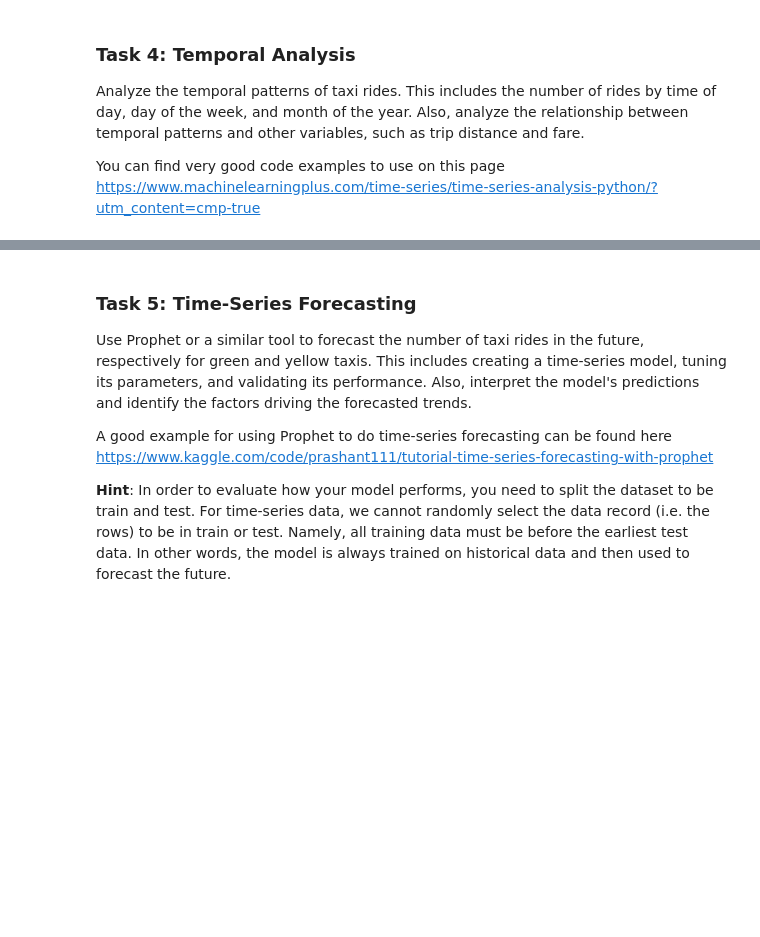
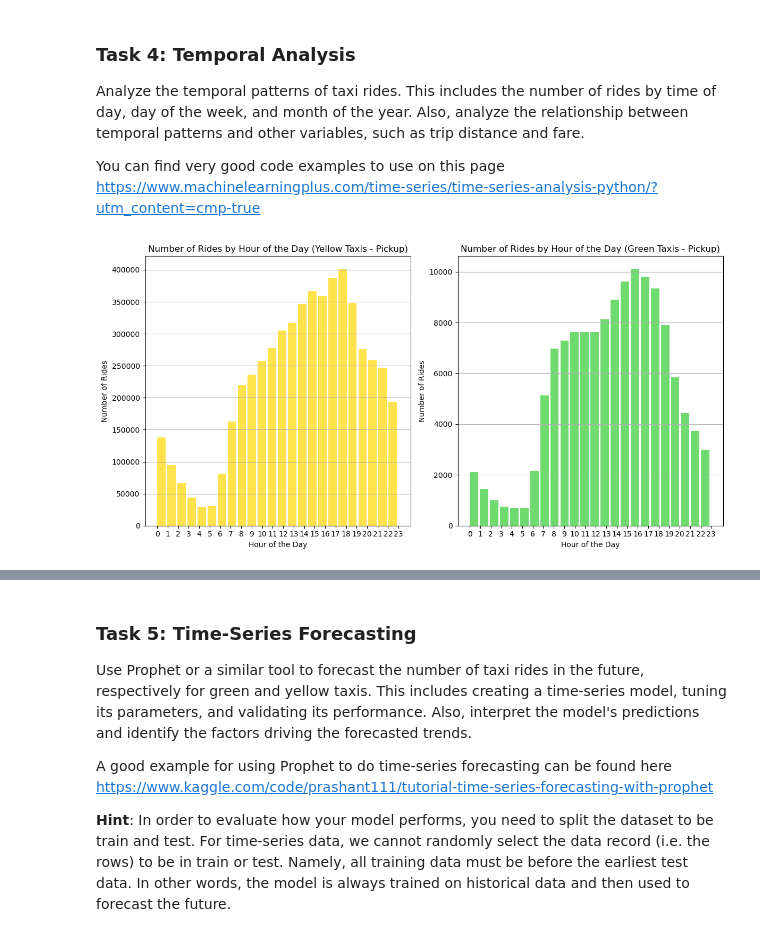
Before and after one commit to s164163/62444-grp22-1, a Jupyter notebook: 4_temporal_spatial_data_analysis.ipynb, the cells around one changed output, grey strips where cells are left out. Cells and saved outputs as stored; diff of their text form; code cells hidden in the pictures; blank space fills up the shorter version.

```diff
--- a/4_temporal_spatial_data_analysis.ipynb
+++ b/4_temporal_spatial_data_analysis.ipynb
@@ -523,3 +496,47 @@ plt.show()
+# %%
+import pandas as pd
+import matplotlib.pyplot as plt
+
+# Preprocess the data
+# Assuming you already have the data loaded into the variables df_yellow and df_green
+
+# Convert pickup and dropoff timestamps to datetime
+df_yellow['pickup_datetime'] = pd.to_datetime(df_yellow['tpep_pickup_datetime'])
+df_yellow['dropoff_datetime'] = pd.to_datetime(df_yellow['tpep_dropoff_datetime'])
+df_green['pickup_datetime'] = pd.to_datetime(df_green['lpep_pickup_datetime'])
+df_green['dropoff_datetime'] = pd.to_datetime(df_green['lpep_dropoff_datetime'])
+
+# Extract temporal features
+df_yellow['pickup_hour'] = df_yellow['pickup_datetime'].dt.hour
+df_green['pickup_hour'] = df_green['pickup_datetime'].dt.hour
+df_yellow['pickup_day_of_week'] = df_yellow['pickup_datetime'].dt.dayofweek
+df_green['pickup_day_of_week'] = df_green['pickup_datetime'].dt.dayofweek
+df_yellow['pickup_month'] = df_yellow['pickup_datetime'].dt.month
+df_green['pickup_month'] = df_green['pickup_datetime'].dt.month
+
+# Analyze the number of rides by time of day
+fig, axes = plt.subplots(1, 2, figsize=(12, 6))
+
+# Yellow Taxis (Pickup)
+axes[0].hist(df_yellow['pickup_hour'], bins=24, color='gold', alpha=0.7, edgecolor='black', linewidth=0, width=0.8)
+axes[0].set_xlabel('Hour of the Day')
+axes[0].set_ylabel('Number of Rides')
+axes[0].set_title('Number of Rides by Hour of the Day (Yellow Taxis - Pickup)')
+axes[0].set_xticks(range(24))
+axes[0].grid(axis='y')
+
+# Green Taxis (Pickup)
+axes[1].hist(df_green['pickup_hour'], bins=24, color='limegreen', alpha=0.7, edgecolor='black', linewidth=0, width=0.8)
+axes[1].set_xlabel('Hour of the Day')
+axes[1].set_ylabel('Number of Rides')
+axes[1].set_title('Number of Rides by Hour of the Day (Green Taxis - Pickup)')
+axes[1].set_xticks(range(24))
+axes[1].grid(axis='y')
+
+plt.tight_layout()
+plt.show()
+# %% [output]
+[figure, added]
 # %%
 import matplotlib.pyplot as plt
 
```
Also changed, not shown: parts of 12 cells of this notebook.
